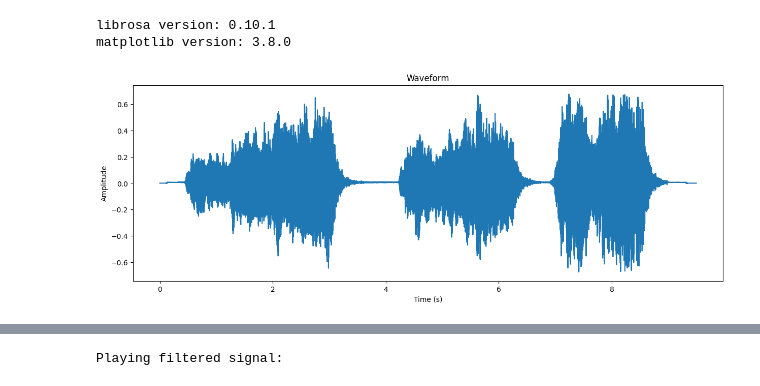
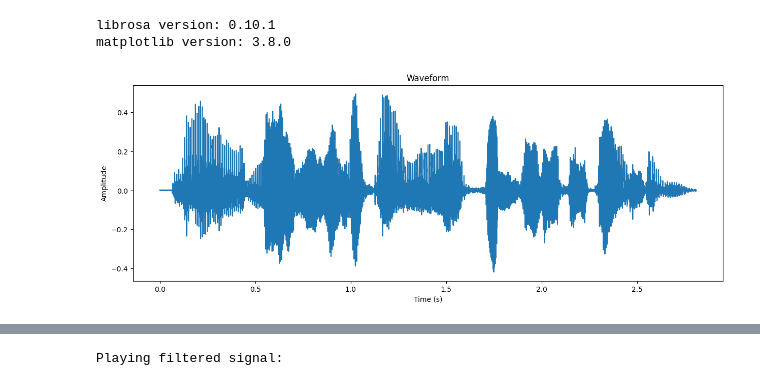
Before and after one commit to AliBadran716/Signal_equilizer, a Jupyter notebook: SoundAnalyzer.ipynb, the cells around one changed output, grey strips where cells are left out. Saved outputs shown, nothing was run; the diff lists cells and outputs as text; code cells hidden in the pictures.

```diff
--- a/SoundAnalyzer.ipynb
+++ b/SoundAnalyzer.ipynb
@@ -10,24 +10,24 @@ matplotlib version: 3.8.0
 # %%
 import librosa
 import matplotlib.pyplot as plt
 import numpy as np
 
 # Load the audio file
-audio_path = "eleph.wav"
+audio_path = "ragel-beytkalem.wav"
 y, sr = librosa.load(audio_path)
 
 # Generate time values for the x-axis
 time = np.arange(0, len(y)) / sr
 
 # Plot the waveform
 plt.figure(figsize=(15, 5))
 plt.plot(time, y)
 plt.title('Waveform')
 plt.xlabel('Time (s)')
 plt.ylabel('Amplitude')
 plt.show()
 # %% [output]
-[figure, old version]
+[figure, new version]
 # %%
 import librosa
 import librosa.display
```
Also changed, not shown: parts of 5 cells of this notebook, 3 other files.
